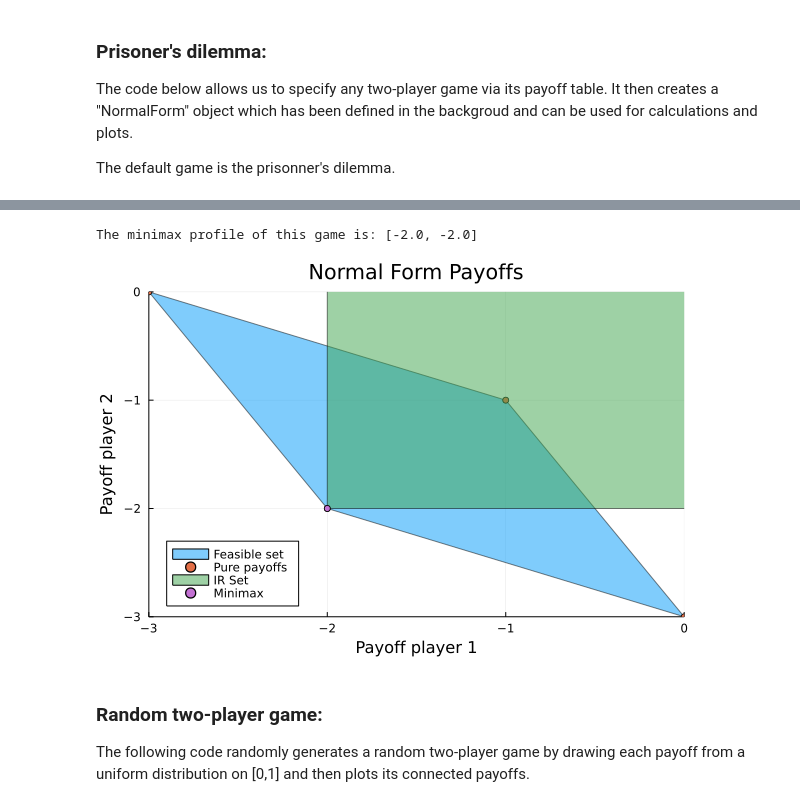
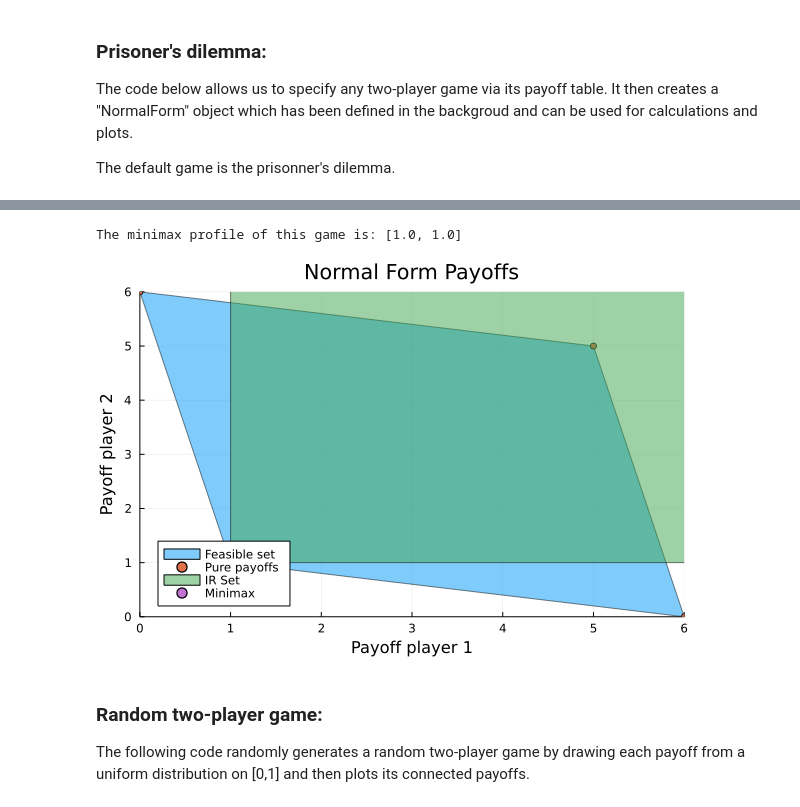
Before and after one commit to vfarinhaluz/Julia-games, a Jupyter notebook: Feasible sets.ipynb, the cells around one changed output, grey strips where cells are left out. Drawn from its saved outputs; the diff is of its cells as text; code cells hidden in the pictures.

Commit message:
update PD from class and feasible plot

```diff
--- a/Feasible sets.ipynb
+++ b/Feasible sets.ipynb
@@ -19,18 +31,18 @@ The default game is the prisonner's dilemma.
 # %%
 #The following matrix can be updated:
 normalTable=[
-    (-1,-1) (-3,0);
-    (0,-3) (-2,-2)
+    (5,5) (0,6);
+    (6,0) (1,1)
 ]
 
 normalform=NormalForm(normalTable) #Constructs NormalForm object
 
 minimax=miniMaxProfile(normalform, true) #Calculates minimax profile of any normal form
 
 plotall2(normalform) #Code that plots all relevant values
 # %% [output]
-The minimax profile of this game is: [-2.0, -2.0]
+The minimax profile of this game is: [1.0, 1.0]
-[figure, old version]
+[figure, new version]
 # %% [markdown]
 ### Random two-player game:
 The following code randomly generates a random two-player game by drawing each payoff from a uniform distribution on [0,1] and then plots its connected payoffs.
```
Also changed, not shown: parts of 2 cells of this notebook, 1 other file.
